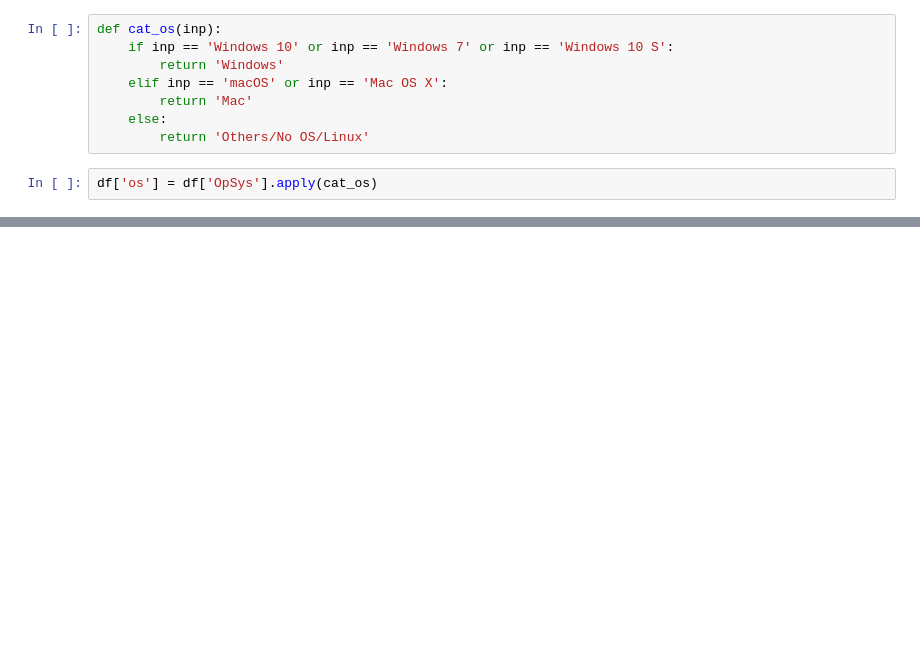
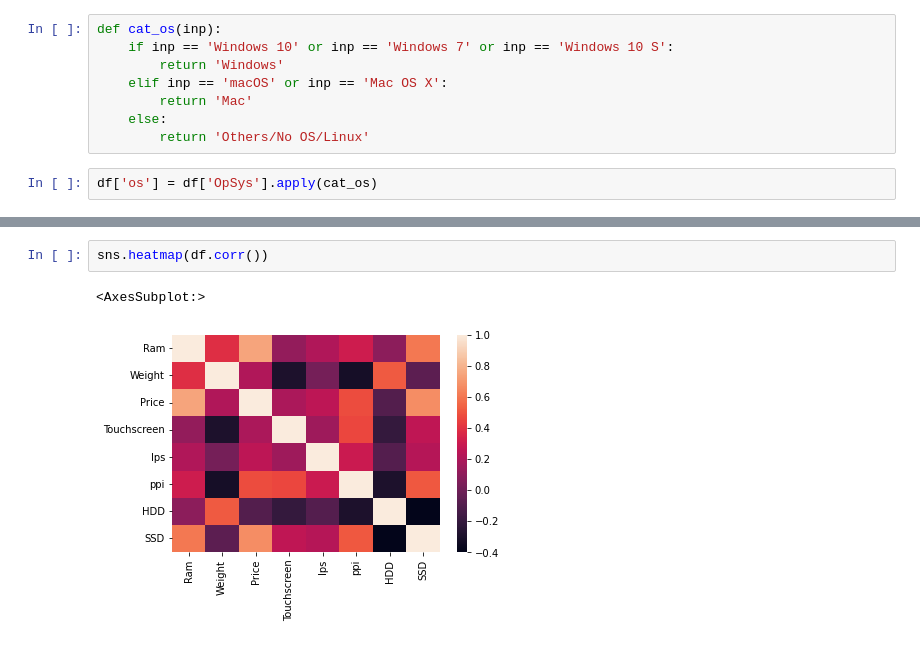
Before and after one commit to Hamza-Tahirr/Computer-Price-Prediction-Using-Streamlit, a Jupyter notebook: Computer Price Prediction.ipynb, the cells around one changed output, grey strips where cells are left out. Drawn from its saved outputs; the diff is of its cells as text; blank space fills up the shorter version.

```diff
--- a/Computer Price Prediction.ipynb
+++ b/Computer Price Prediction.ipynb
@@ -637,0 +676,5 @@ df['os'] = df['OpSys'].apply(cat_os)
+# %%
+sns.heatmap(df.corr())
+# %% [output]
+<AxesSubplot:>
+[figure, added]
```
Also changed, not shown: parts of 19 cells of this notebook.
